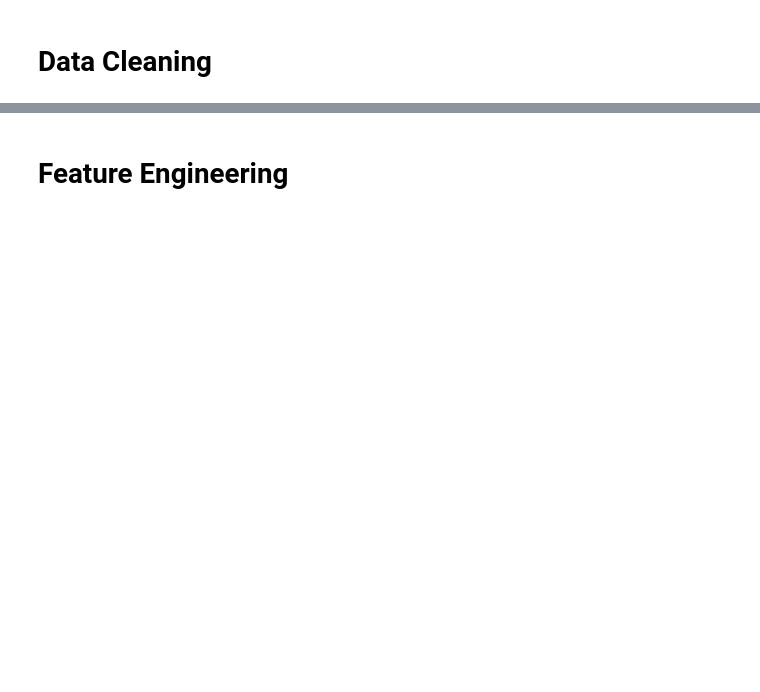
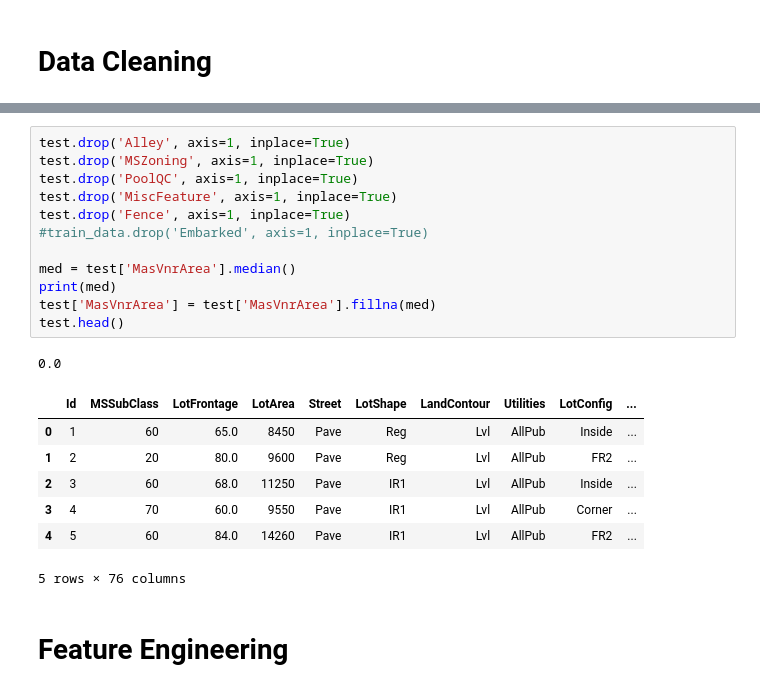
Before and after one commit to jtvkw2/House-Price-Analysis, a Jupyter notebook: House Prices Analysis.ipynb, the cells around one changed output, grey strips where cells are left out. Cells and saved outputs as stored; diff of their text form; blank space fills up the shorter version.

```diff
--- a/House Prices Analysis.ipynb
+++ b/House Prices Analysis.ipynb
@@ -56,3 +145,24 @@ test.head()
+# %%
+test.drop('Alley', axis=1, inplace=True)
+test.drop('MSZoning', axis=1, inplace=True)
+test.drop('PoolQC', axis=1, inplace=True)
+test.drop('MiscFeature', axis=1, inplace=True)
+test.drop('Fence', axis=1, inplace=True)
+#train_data.drop('Embarked', axis=1, inplace=True)
+
+med = test['MasVnrArea'].median()
+print(med)
+test['MasVnrArea'] = test['MasVnrArea'].fillna(med)
+test.head()
+# %% [output]
+0.0
+|  | Id | MSSubClass | LotFrontage | LotArea | Street | LotShape | LandContour | Utilities | LotConfig | ... |
+| 0 | 1 | 60 | 65.0 | 8450 | Pave | Reg | Lvl | AllPub | Inside | ... |
+| 1 | 2 | 20 | 80.0 | 9600 | Pave | Reg | Lvl | AllPub | FR2 | ... |
+| 2 | 3 | 60 | 68.0 | 11250 | Pave | IR1 | Lvl | AllPub | Inside | ... |
+| 3 | 4 | 70 | 60.0 | 9550 | Pave | IR1 | Lvl | AllPub | Corner | ... |
+| 4 | 5 | 60 | 84.0 | 14260 | Pave | IR1 | Lvl | AllPub | FR2 | ... |
+5 rows × 76 columns
 # %% [markdown]
 <a id = 'feature'></a>
 # Feature Engineering
```
Also changed, not shown: parts of 12 cells of this notebook.
